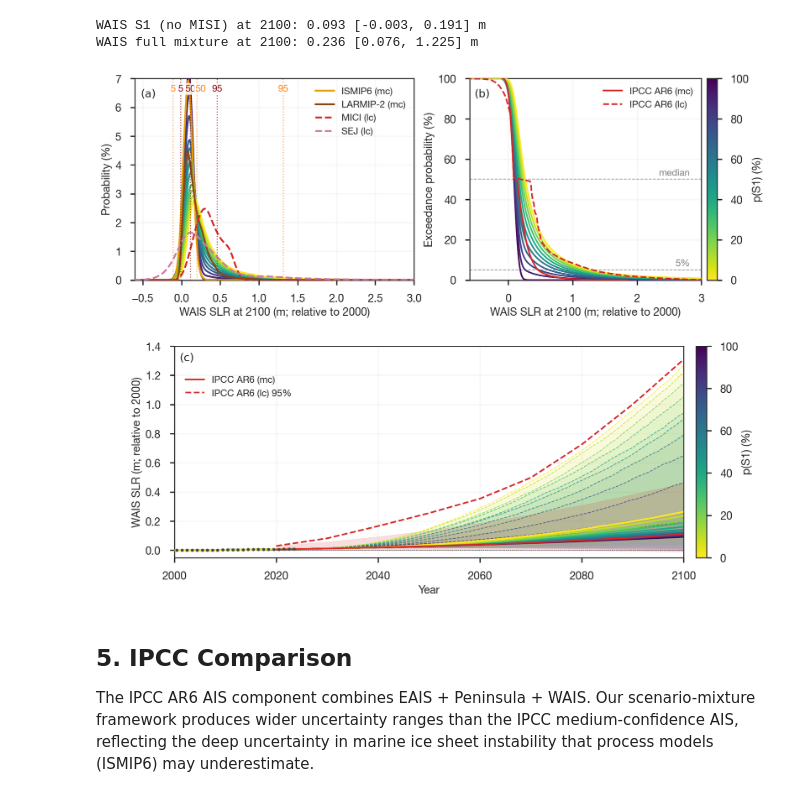
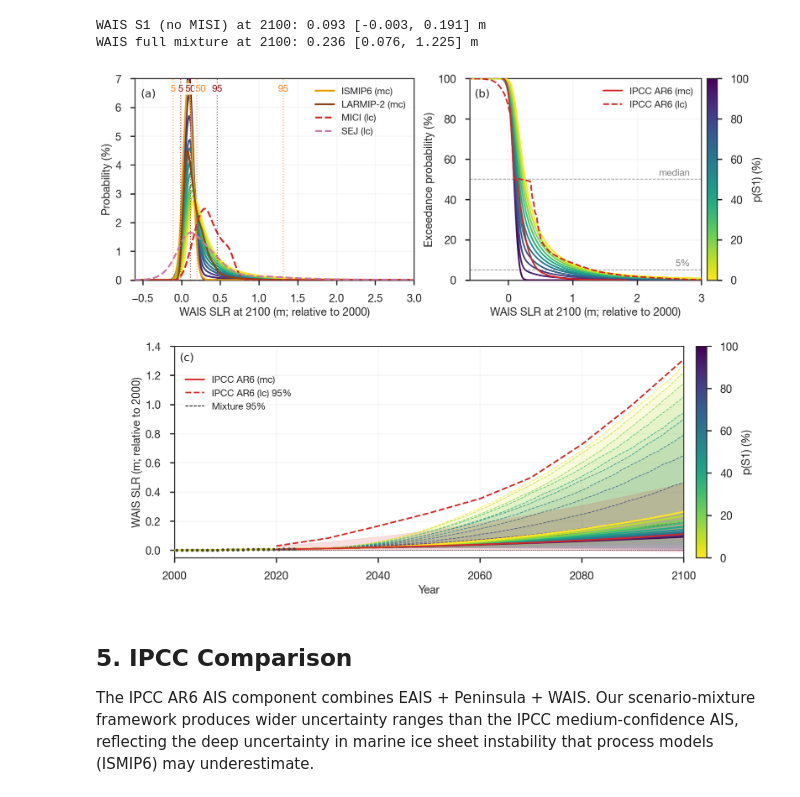
Before and after one commit to bminchew/GMSLR_forecast_v1, a Jupyter notebook: slr_forecast/notebooks/component_wais.ipynb, the cells around one changed output. Saved outputs shown, nothing was run; the diff lists cells and outputs as text; code cells hidden in the pictures.

```diff
--- a/slr_forecast/notebooks/component_wais.ipynb
+++ b/slr_forecast/notebooks/component_wais.ipynb
@@ -1360,37 +1360,41 @@ ax_proj.set_ylim(-0.05, 1.4)
 ax_proj.axhline(0, color='k', lw=0.5, ls='--')
 ax_proj.grid(True, alpha=0.2)
 ax_proj.tick_params(labelsize=LABEL_FONTSIZE)
-ax_proj.legend(fontsize=LEGEND_FONTSIZE, loc='upper left',
-               bbox_to_anchor=(0.005, 0.90)).set_zorder(50)
+# Proxy handle for the sweep's dashed 95th-percentile lines, which are drawn
+# once per p(S1) in viridis and so have no single color to key a legend to.
+_mix95_proxy = plt.Line2D([0], [0], color='k', ls='--', lw=1, label='Mixture 95%')
+_h_proj, _ = ax_proj.get_legend_handles_labels()
+ax_proj.legend(handles=_h_proj + [_mix95_proxy], fontsize=LEGEND_FONTSIZE,
+               loc='upper left', bbox_to_anchor=(0.005, 0.90)).set_zorder(50)
 ax_proj.text(0.01, 0.97, '(c)', transform=ax_proj.transAxes, fontsize=LABEL_FONTSIZE,
              family='DejaVu Sans', va='top', ha='left', zorder=40,
              bbox=dict(boxstyle='round,pad=0.2', facecolor='white', edgecolor='none', alpha=0.85))
 
 # Colorbar for panel (c) (same p(S1) -> viridis mapping as (a)/(b), shown
 # separately since it sits on its own row).
 _sweep_sm_c = plt.cm.ScalarMappable(cmap=_sweep_cmap, norm=mcolors.Normalize(vmin=0.0, vmax=1.0))
 _sweep_sm_c.set_array([])
 _cbar_c = fig.colorbar(_sweep_sm_c, ax=ax_proj, pad=0.02)
 _cbar_c.set_label('p(S1) (%)', fontsize=LABEL_FONTSIZE)
 _cbar_c.ax.tick_params(labelsize=LABEL_FONTSIZE)
 _cbar_c.ax.yaxis.set_major_formatter(mticker.PercentFormatter(xmax=1.0, decimals=0, symbol=''))
 
 plt.tight_layout()
 
 # Shift panel (c) -- and its colorbar -- 50 pts to the right.
 _dx_fig = (50 / 72) / fig.get_figwidth()
 _pos_proj = ax_proj.get_position()
 ax_proj.set_position([_pos_proj.x0 + _dx_fig, _pos_proj.y0,
                        _pos_proj.width, _pos_proj.height])
 _pos_cbar_c = _cbar_c.ax.get_position()
 _cbar_c.ax.set_position([_pos_cbar_c.x0 + _dx_fig, _pos_cbar_c.y0,
                           _pos_cbar_c.width, _pos_cbar_c.height])
 
 plt.savefig(f'{FIG_DIR}/component_wais_pdf_exceedance_ipcc_p_s1_sweep.png',
             dpi=150, bbox_inches='tight')
 plt.show()
 # %% [output]
-[figure, old version]
+[figure, new version]
 # %% [markdown]
 ## 5. IPCC Comparison
 
```
Also changed, not shown: parts of 2 cells of this notebook, 6 other files.
